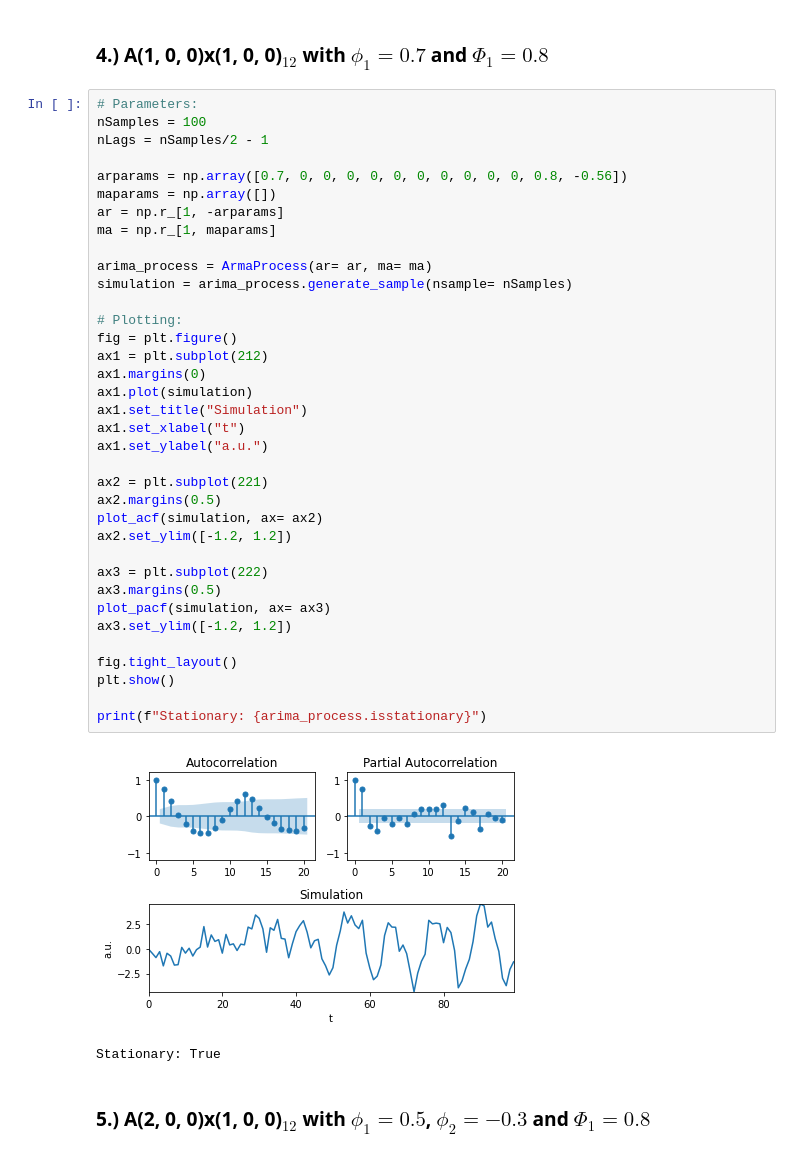
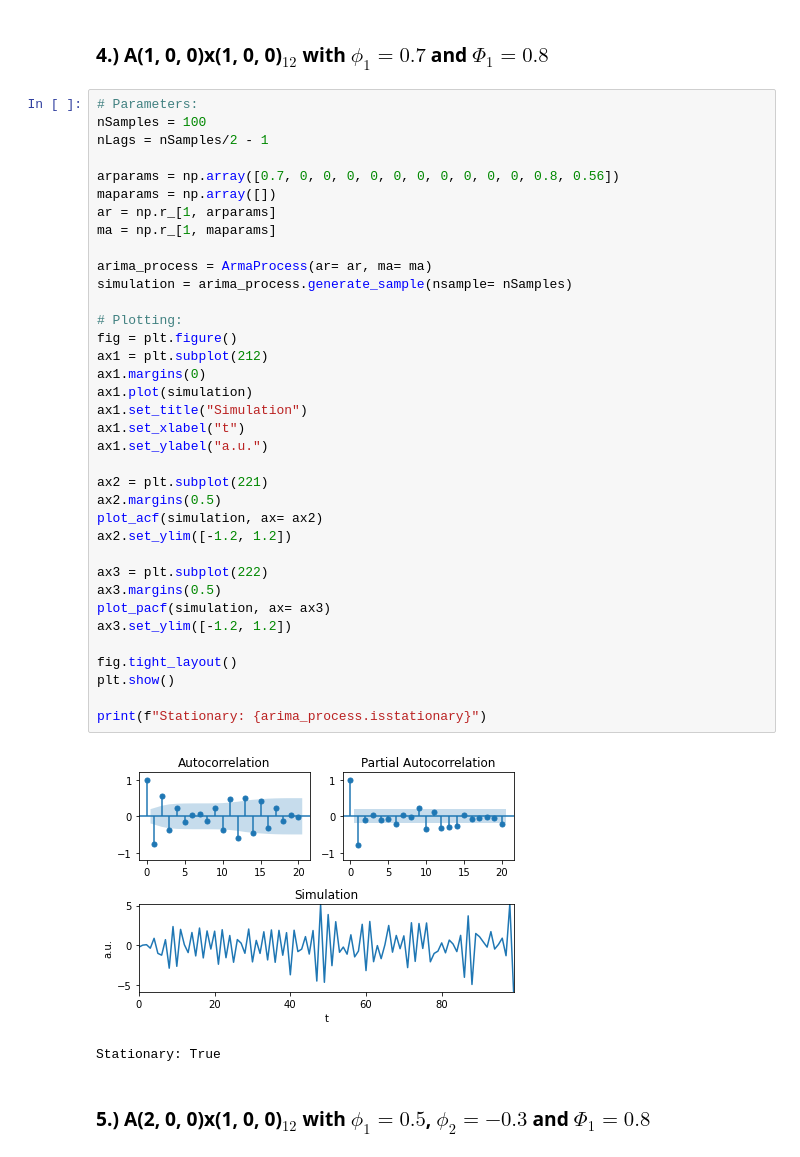
Before and after one commit to emilhaugstvedt/Time-Series-Analysis, a Jupyter notebook: Assignment2/Ass2.ipynb, the cells around one changed output. Saved outputs shown, nothing was run; the diff lists cells and outputs as text.

```diff
--- a/Assignment2/Ass2.ipynb
+++ b/Assignment2/Ass2.ipynb
@@ -398,39 +395,39 @@ Stationary: True
 nSamples = 100
 nLags = nSamples/2 - 1
 
-arparams = np.array([0.7, 0, 0, 0, 0, 0, 0, 0, 0, 0, 0, 0.8, -0.56])
+arparams = np.array([0.7, 0, 0, 0, 0, 0, 0, 0, 0, 0, 0, 0.8, 0.56])
 maparams = np.array([])
-ar = np.r_[1, -arparams]
+ar = np.r_[1, arparams]
 ma = np.r_[1, maparams]
 
 arima_process = ArmaProcess(ar= ar, ma= ma)
 simulation = arima_process.generate_sample(nsample= nSamples)
 
 # Plotting:
 fig = plt.figure()
 ax1 = plt.subplot(212)
 ax1.margins(0)
 ax1.plot(simulation)
 ax1.set_title("Simulation")
 ax1.set_xlabel("t")
 ax1.set_ylabel("a.u.")
 
 ax2 = plt.subplot(221)
 ax2.margins(0.5)
 plot_acf(simulation, ax= ax2)
 ax2.set_ylim([-1.2, 1.2])
 
 ax3 = plt.subplot(222)
 ax3.margins(0.5)
 plot_pacf(simulation, ax= ax3)
 ax3.set_ylim([-1.2, 1.2])
 
 fig.tight_layout()
 plt.show()
 
 print(f"Stationary: {arima_process.isstationary}")
 # %% [output]
-[figure, old version]
+[figure, new version]
 Stationary: True
 # %% [markdown]
 ### 5.) A(2, 0, 0)x(1, 0, 0)$_{12}$ with $\phi_1 = 0.5$, $\phi_2 = -0.3$ and $ \Phi_1 = 0.8$
```
Also changed, not shown: parts of 8 cells of this notebook, 7 other files.
